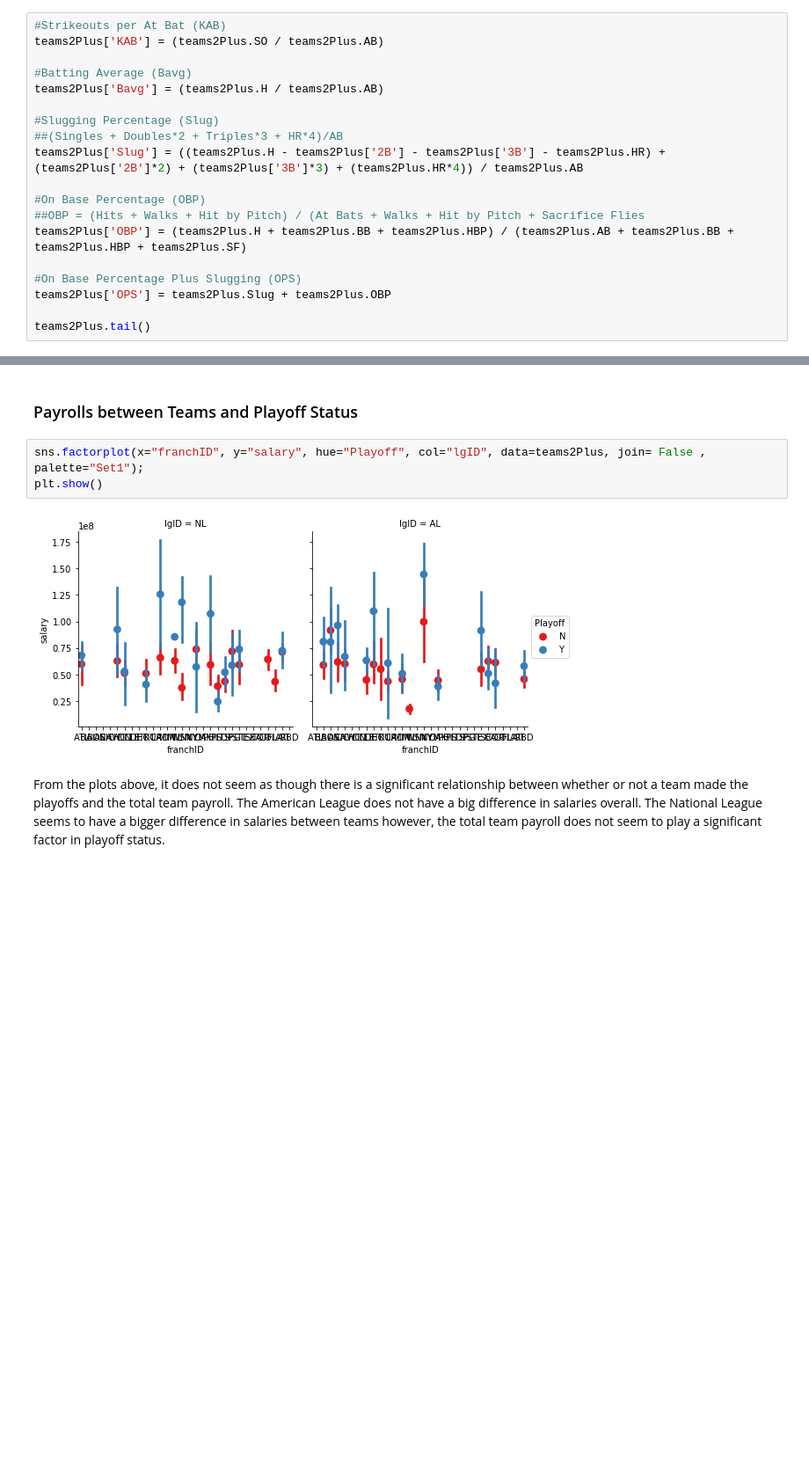
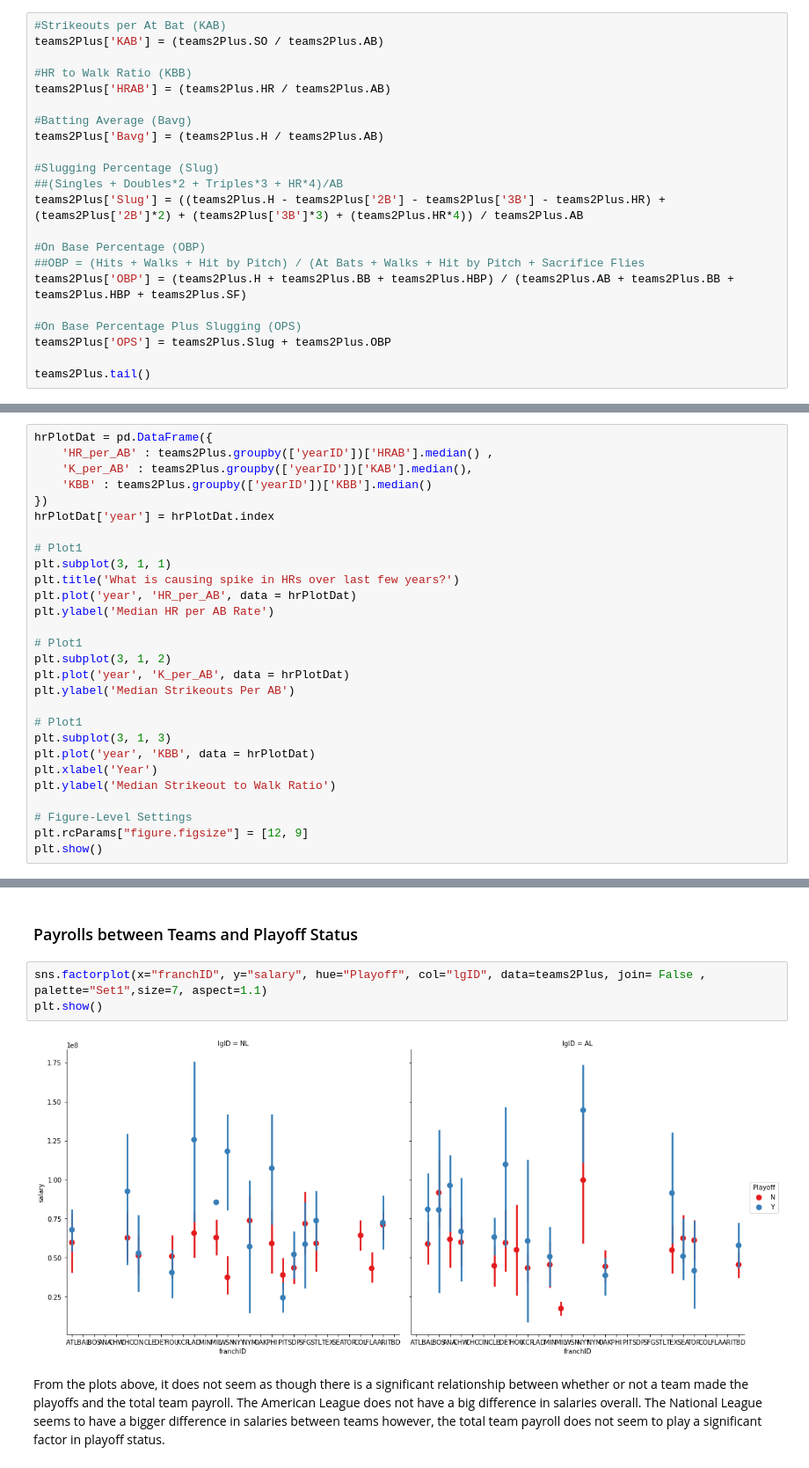
Before and after one commit to georgesturrock/7331_Lab1, a Jupyter notebook: Team2_Lab1.ipynb, the cells around one changed output, grey strips where cells are left out. Shown at 88% size. Cells and saved outputs as stored; diff of their text form; blank space fills up the shorter version.

```diff
--- a/Team2_Lab1.ipynb
+++ b/Team2_Lab1.ipynb
@@ -375,6 +284,9 @@ teams2Plus['KBB'] = (teams2Plus.SOA / teams2Plus.BBA)
 # %%
 #Strikeouts per At Bat (KAB)
 teams2Plus['KAB'] = (teams2Plus.SO / teams2Plus.AB)
+
+#HR to Walk Ratio (KBB)
+teams2Plus['HRAB'] = (teams2Plus.HR / teams2Plus.AB)
 
 #Batting Average (Bavg)
 teams2Plus['Bavg'] = (teams2Plus.H / teams2Plus.AB)
@@ -563,0 +663,28 @@ The violin plot for team strikeouts per at bat is shown above. The strikeouts pe
+# %%
+hrPlotDat = pd.DataFrame({
+    'HR_per_AB' : teams2Plus.groupby(['yearID'])['HRAB'].median() ,
+    'K_per_AB' : teams2Plus.groupby(['yearID'])['KAB'].median(),
+    'KBB' : teams2Plus.groupby(['yearID'])['KBB'].median()
+})
+hrPlotDat['year'] = hrPlotDat.index
+
+# Plot1
+plt.subplot(3, 1, 1)
+plt.title('What is causing spike in HRs over last few years?')
+plt.plot('year', 'HR_per_AB', data = hrPlotDat)
+plt.ylabel('Median HR per AB Rate')
+
+# Plot1
+plt.subplot(3, 1, 2)
+plt.plot('year', 'K_per_AB', data = hrPlotDat)
+plt.ylabel('Median Strikeouts Per AB')
+
+# Plot1
+plt.subplot(3, 1, 3)
+plt.plot('year', 'KBB', data = hrPlotDat)
+plt.xlabel('Year')
+plt.ylabel('Median Strikeout to Walk Ratio')
+
+# Figure-Level Settings
+plt.rcParams["figure.figsize"] = [12, 9]
+plt.show()
@@ -564,10 +693,10 @@ The violin plot for team strikeouts per at bat is shown above. The strikeouts pe
 # %% [markdown]
 ### Payrolls between Teams and Playoff Status
 # %%
-sns.factorplot(x="franchID", y="salary", hue="Playoff", col="lgID", data=teams2Plus, join= False , palette="Set1");
+sns.factorplot(x="franchID", y="salary", hue="Playoff", col="lgID", data=teams2Plus, join= False , palette="Set1",size=7, aspect=1.1)
 plt.show()
 # %% [output]
-[figure, old version]
+[figure, new version]
 # %% [markdown]
 From the plots above, it does not seem as though there is a significant relationship between whether or not a team made the playoffs and the total team payroll. The American League does not have a big difference in salaries overall. The National League seems to have a bigger difference in salaries between teams however, the total team payroll does not seem to play a significant factor in playoff status.
 # %% [markdown]
```
Also changed, not shown: parts of 45 cells of this notebook.
